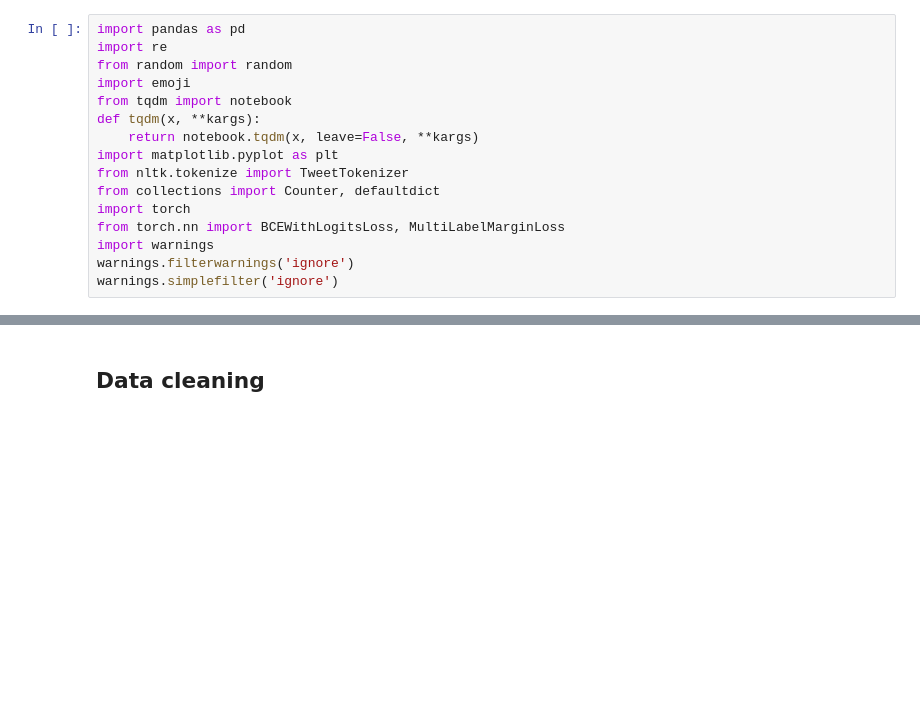
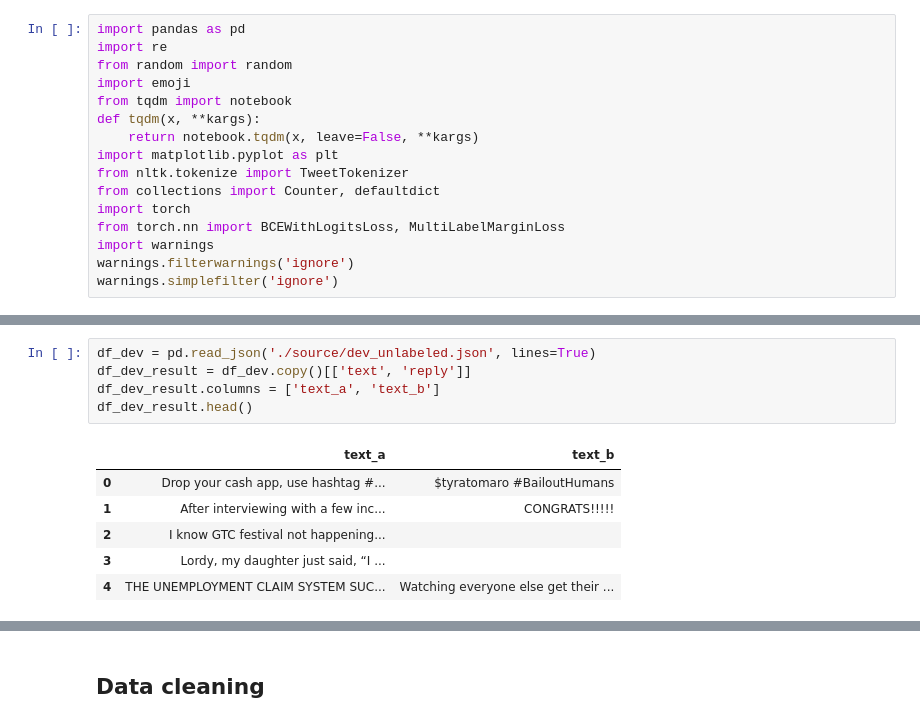
Before and after one commit to wywyWang/NLP-2020-EmotionGIF, a Jupyter notebook: EmotionGIF.ipynb, the cells around one changed output, grey strips where cells are left out. Cells and saved outputs as stored; diff of their text form; blank space fills up the shorter version.

```diff
--- a/EmotionGIF.ipynb
+++ b/EmotionGIF.ipynb
@@ -25,0 +165,12 @@ df = pd.read_json('./source/train_gold.json', lines=True)
+# %%
+df_dev = pd.read_json('./source/dev_unlabeled.json', lines=True)
+df_dev_result = df_dev.copy()[['text', 'reply']]
+df_dev_result.columns = ['text_a', 'text_b']
+df_dev_result.head()
+# %% [output]
+|  | text_a | text_b |
+| 0 | Drop your cash app, use hashtag #... | $tyratomaro #BailoutHumans |
+| 1 | After interviewing with a few inc... | CONGRATS!!!!! |
+| 2 | I know GTC festival not happening... |  |
+| 3 | Lordy, my daughter just said, “I ... |  |
+| 4 | THE UNEMPLOYMENT CLAIM SYSTEM SUC... | Watching everyone else get their ... |
```
Also changed, not shown: parts of 26 cells of this notebook.
